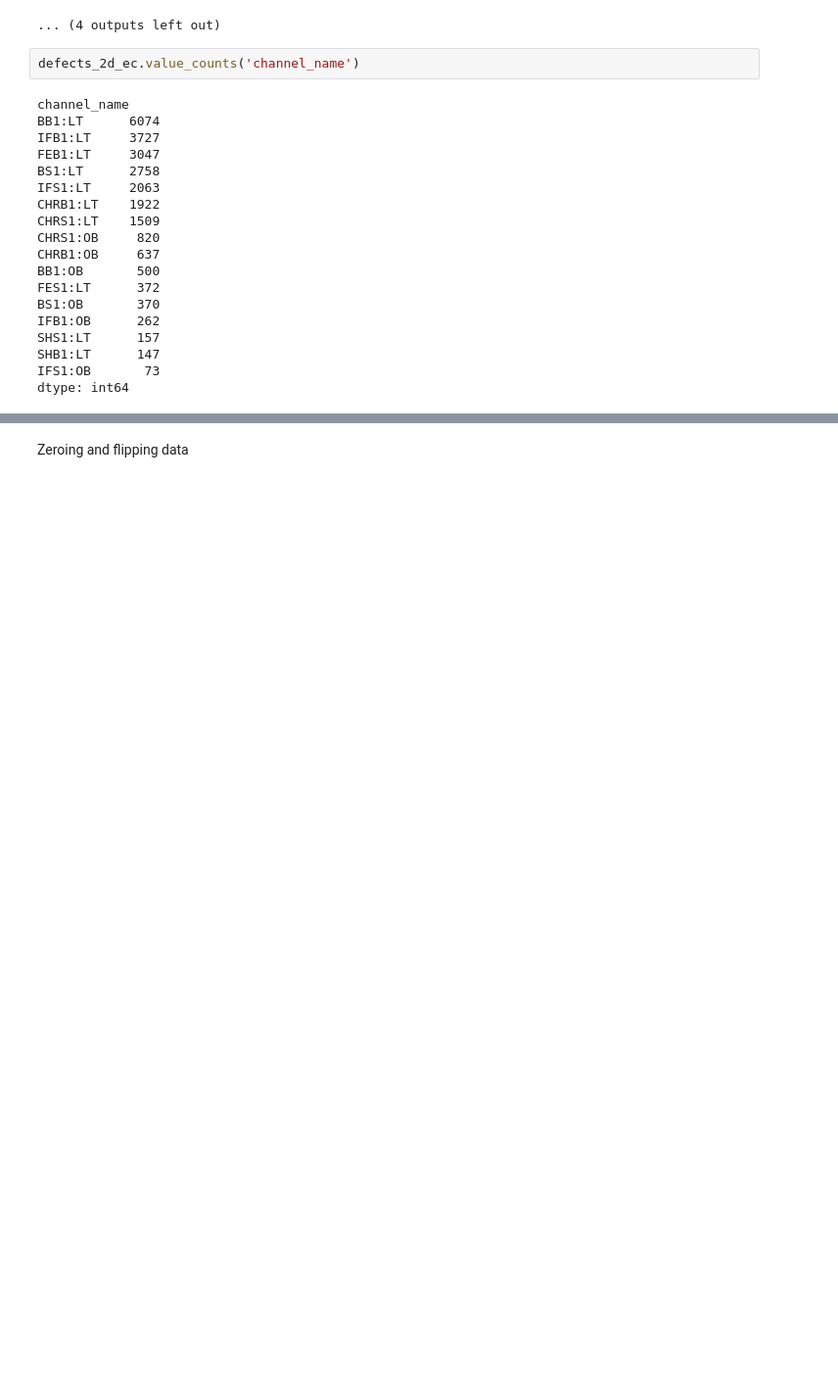
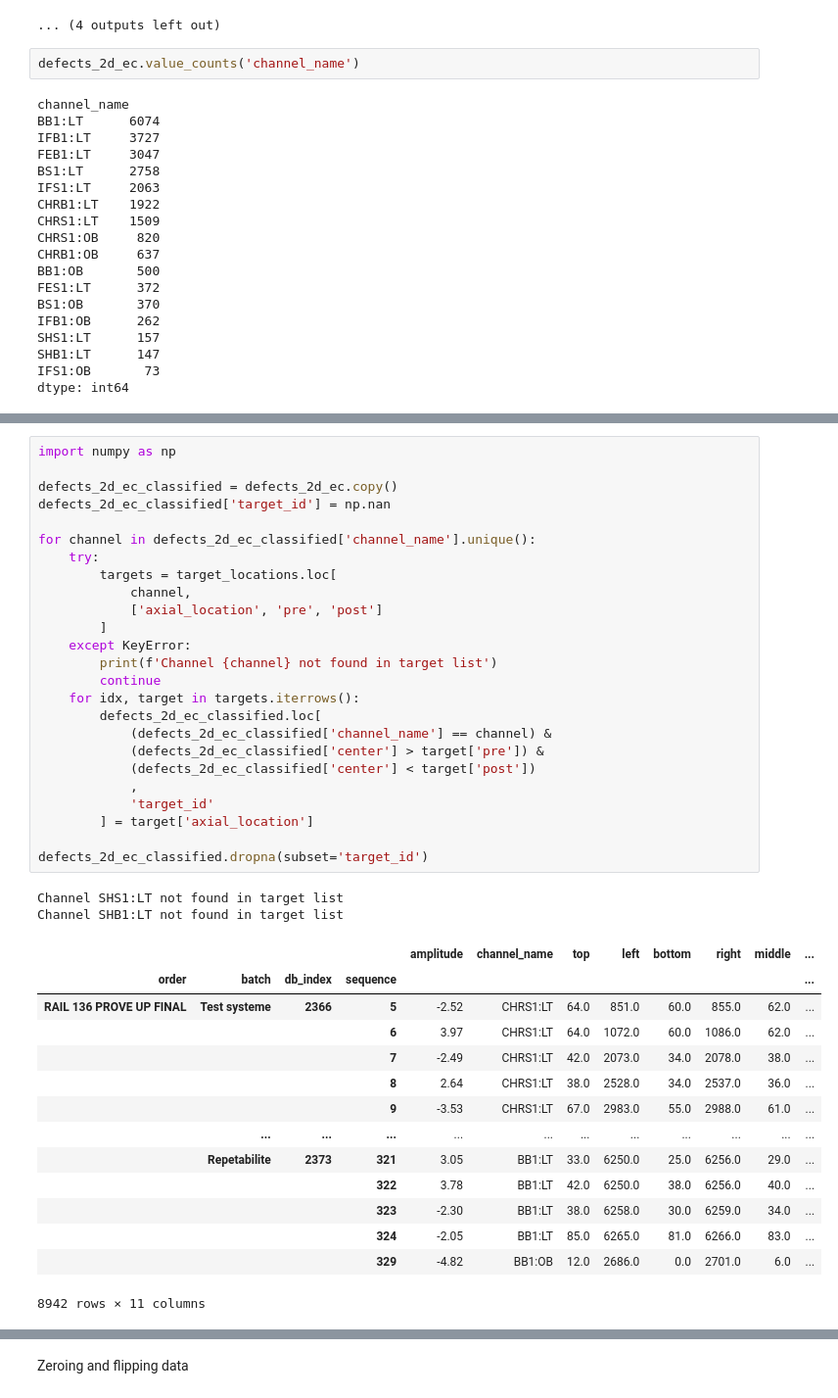
Before and after one commit to 0xFFMobius/PracticumNDT, a Jupyter notebook: practicum_core.ipynb, the cells around one changed output, grey strips where cells are left out. Shown at 98% size. Drawn from its saved outputs; the diff is of its cells as text; blank space fills up the shorter version.

```diff
--- a/practicum_core.ipynb
+++ b/practicum_core.ipynb
@@ -1381,0 +1827,42 @@ Going to first focus on the EC, as it has an amplitude. Going to look for gross
+# %%
+import numpy as np
+
+defects_2d_ec_classified = defects_2d_ec.copy()
+defects_2d_ec_classified['target_id'] = np.nan
+
+for channel in defects_2d_ec_classified['channel_name'].unique():
+    try:
+        targets = target_locations.loc[
+            channel,
+            ['axial_location', 'pre', 'post']
+        ]
+    except KeyError:
+        print(f'Channel {channel} not found in target list')
+        continue
+    for idx, target in targets.iterrows():
+        defects_2d_ec_classified.loc[
+            (defects_2d_ec_classified['channel_name'] == channel) &
+            (defects_2d_ec_classified['center'] > target['pre']) &
+            (defects_2d_ec_classified['center'] < target['post'])
+            ,
+            'target_id'
+        ] = target['axial_location']
+
+defects_2d_ec_classified.dropna(subset='target_id')
+# %% [output]
+Channel SHS1:LT not found in target list
+Channel SHB1:LT not found in target list
+|  |  |  |  | amplitude | channel_name | top | left | bottom | right | middle | ... |
+| order | batch | db_index | sequence |  |  |  |  |  |  |  | ... |
+| RAIL 136 PROVE UP FINAL | Test systeme | 2366 | 5 | -2.52 | CHRS1:LT | 64.0 | 851.0 | 60.0 | 855.0 | 62.0 | ... |
+|  |  |  | 6 | 3.97 | CHRS1:LT | 64.0 | 1072.0 | 60.0 | 1086.0 | 62.0 | ... |
+|  |  |  | 7 | -2.49 | CHRS1:LT | 42.0 | 2073.0 | 34.0 | 2078.0 | 38.0 | ... |
+|  |  |  | 8 | 2.64 | CHRS1:LT | 38.0 | 2528.0 | 34.0 | 2537.0 | 36.0 | ... |
+|  |  |  | 9 | -3.53 | CHRS1:LT | 67.0 | 2983.0 | 55.0 | 2988.0 | 61.0 | ... |
+|  | ... | ... | ... | ... | ... | ... | ... | ... | ... | ... | ... |
+|  | Repetabilite | 2373 | 321 | 3.05 | BB1:LT | 33.0 | 6250.0 | 25.0 | 6256.0 | 29.0 | ... |
+|  |  |  | 322 | 3.78 | BB1:LT | 42.0 | 6250.0 | 38.0 | 6256.0 | 40.0 | ... |
+|  |  |  | 323 | -2.30 | BB1:LT | 38.0 | 6258.0 | 30.0 | 6259.0 | 34.0 | ... |
+|  |  |  | 324 | -2.05 | BB1:LT | 85.0 | 6265.0 | 81.0 | 6266.0 | 83.0 | ... |
+|  |  |  | 329 | -4.82 | BB1:OB | 12.0 | 2686.0 | 0.0 | 2701.0 | 6.0 | ... |
+8942 rows × 11 columns
```
Also changed, not shown: parts of 49 cells of this notebook, 2 other files.
